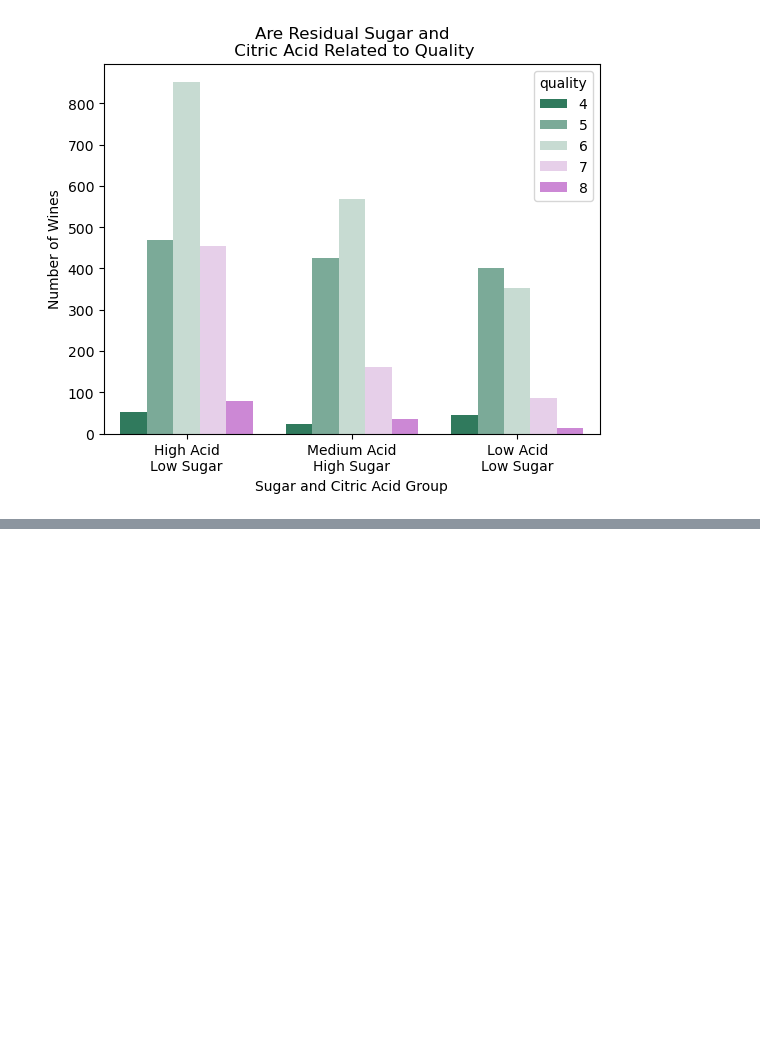
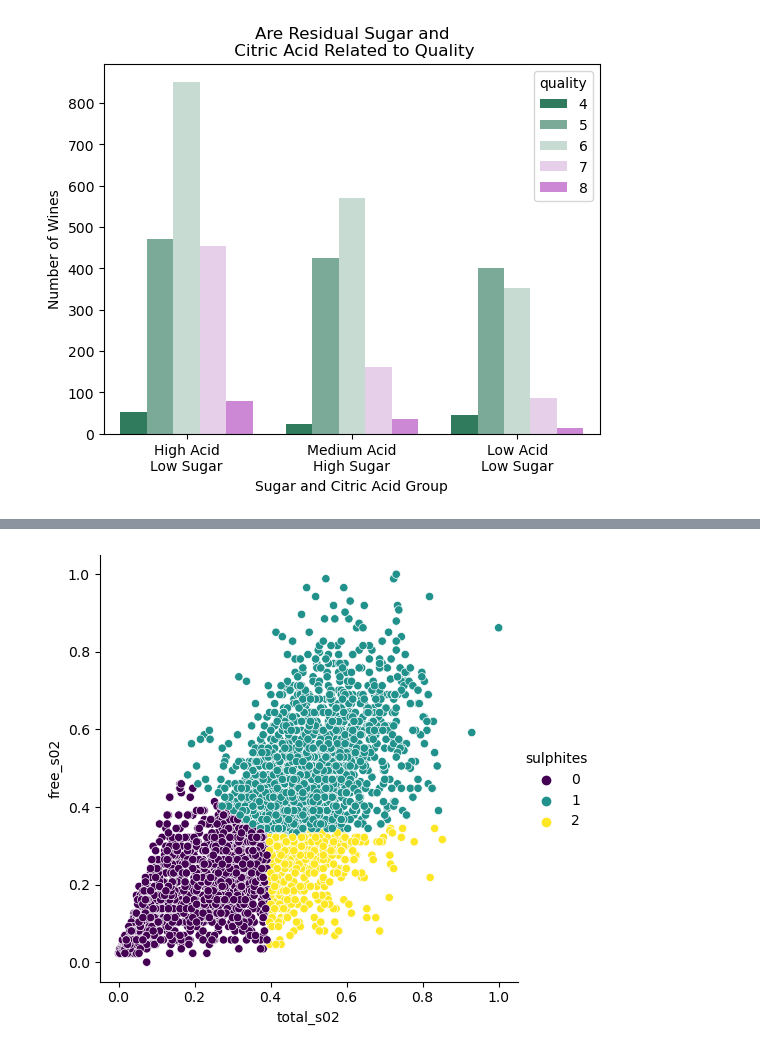
Before and after one commit to Mags-and-Smitty-Clustering-Project/group, a Jupyter notebook: Smitty_working_notebook.ipynb, the cells around one changed output, grey strips where cells are left out. Drawn from its saved outputs; the diff is of its cells as text; code cells hidden in the pictures; blank space fills up the shorter version.

```diff
--- a/Smitty_working_notebook.ipynb
+++ b/Smitty_working_notebook.ipynb
@@ -410,0 +421,8 @@ p     = 0.0000
+# %%
+free_total_train = train_scaled[['free_s02', 'total_s02']]
+# %%
+kmeans = KMeans(n_clusters= 3)
+
+kmeans.fit(free_total_train)
+
+kmeans.predict(free_total_train)
@@ -410,0 +431,3 @@ p     = 0.0000
+# %%
+train_scaled['sulphites'] = kmeans.predict(free_total_train)
+train_scaled.head()
@@ -410,0 +441,5 @@ p     = 0.0000
+# %%
+sns.relplot(y = 'free_s02', x = 'total_s02', hue='sulphites', palette='viridis', data=train_scaled)
+plt.show()
+# %% [output]
+[figure, added]
```
Also changed, not shown: parts of 24 cells of this notebook.
